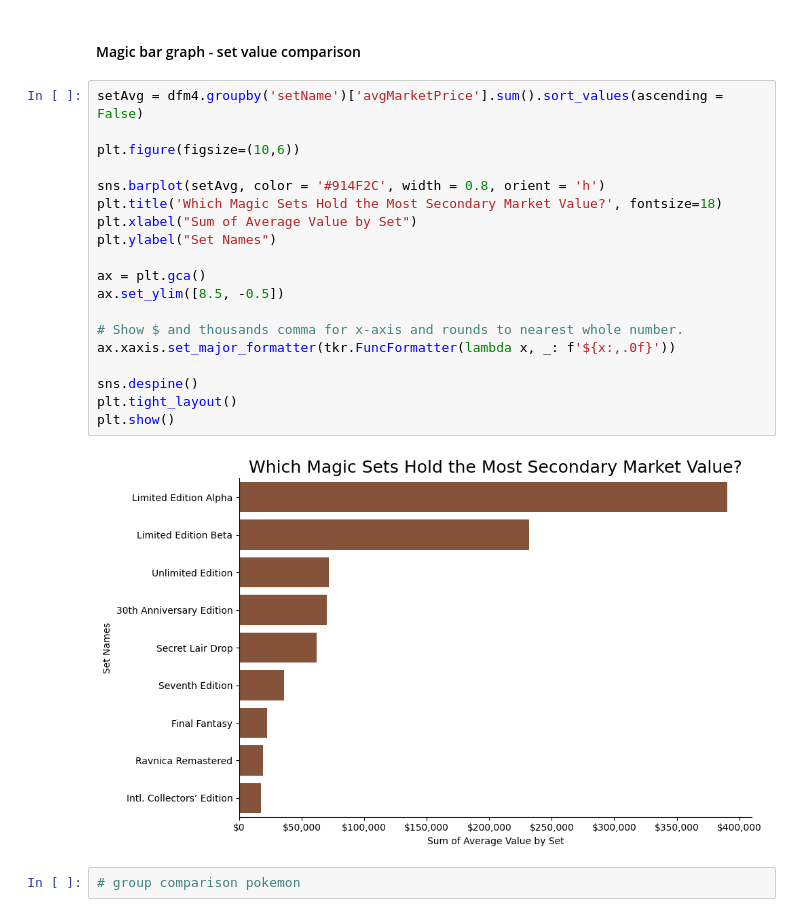
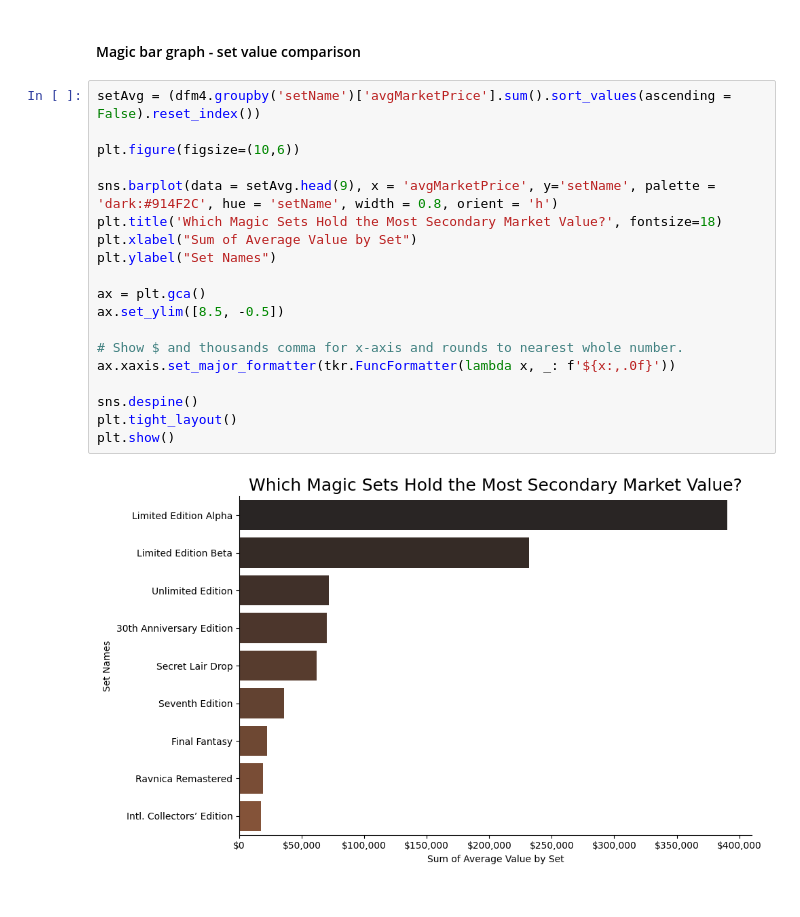
Before and after one commit to CurtisSchneider1/mtgPriceAnalysis, a Jupyter notebook: notebooks/visualization.ipynb, the cells around one changed output. Drawn from its saved outputs; the diff is of its cells as text.

```diff
--- a/notebooks/visualization.ipynb
+++ b/notebooks/visualization.ipynb
@@ -84,25 +85,23 @@ plt.show()
 # %% [markdown]
 #### Magic bar graph - set value comparison
 # %%
-setAvg = dfm4.groupby('setName')['avgMarketPrice'].sum().sort_values(ascending = False)
+setAvg = (dfm4.groupby('setName')['avgMarketPrice'].sum().sort_values(ascending = False).reset_index())
 
 plt.figure(figsize=(10,6))
 
-sns.barplot(setAvg, color = '#914F2C', width = 0.8, orient = 'h')
+sns.barplot(data = setAvg.head(9), x = 'avgMarketPrice', y='setName', palette = 'dark:#914F2C', hue = 'setName', width = 0.8, orient = 'h')
 plt.title('Which Magic Sets Hold the Most Secondary Market Value?', fontsize=18)
 plt.xlabel("Sum of Average Value by Set")
 plt.ylabel("Set Names")
 
 ax = plt.gca()
 ax.set_ylim([8.5, -0.5])
 
 # Show $ and thousands comma for x-axis and rounds to nearest whole number.
 ax.xaxis.set_major_formatter(tkr.FuncFormatter(lambda x, _: f'${x:,.0f}'))
 
 sns.despine()
 plt.tight_layout()
 plt.show()
 # %% [output]
-[figure, old version]
+[figure, new version]
-# %%
-# group comparison pokemon
```
Also changed, not shown: parts of 1 cell of this notebook, 2 other files.
